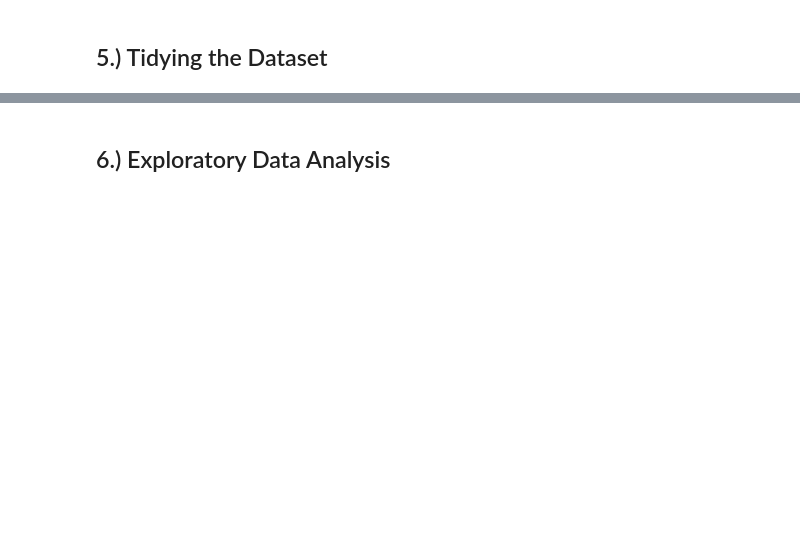
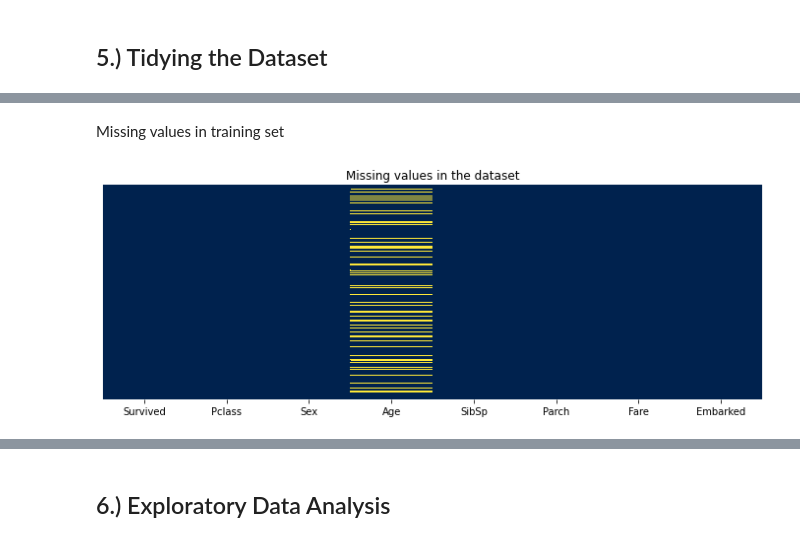
Before and after one commit to CHRISTINEMUTHEE/KNN-Naive_Bayes-_Classifier, a Jupyter notebook: KNN- Titanic Dataset.ipynb, the cells around one changed output, grey strips where cells are left out. Cells and saved outputs as stored; diff of their text form; code cells hidden in the pictures; blank space fills up the shorter version.

```diff
--- a/KNN- Titanic Dataset.ipynb
+++ b/KNN- Titanic Dataset.ipynb
@@ -84,0 +177,9 @@ test_df.head()
+# %%
+# A function to drop the unnecessary columns
+def drop(data,col1,col2,col3,col4):
+    df=data.drop(columns=[col1,col2,col3,col4],axis=1)
+    return df
+# %%
+# Dropping the unnesessary columns
+train_df1=drop(train_df,'PassengerId','Name','Ticket','Cabin')
+train_df1.head()
@@ -84,0 +193,12 @@ test_df.head()
+# %% [markdown]
+Missing values in training set
+# %%
+#defining a function to plot missing values
+def missing_plot(data):
+    plt.figure(figsize=(12,4))
+    sns.heatmap(data.isnull(),cbar=False,cmap='cividis',yticklabels=False)
+    plt.title('Missing values in the dataset');
+# %%
+missing_plot(train_df1)
+# %% [output]
+[figure, added]
```
Also changed, not shown: parts of 63 cells of this notebook, 2 other files.
